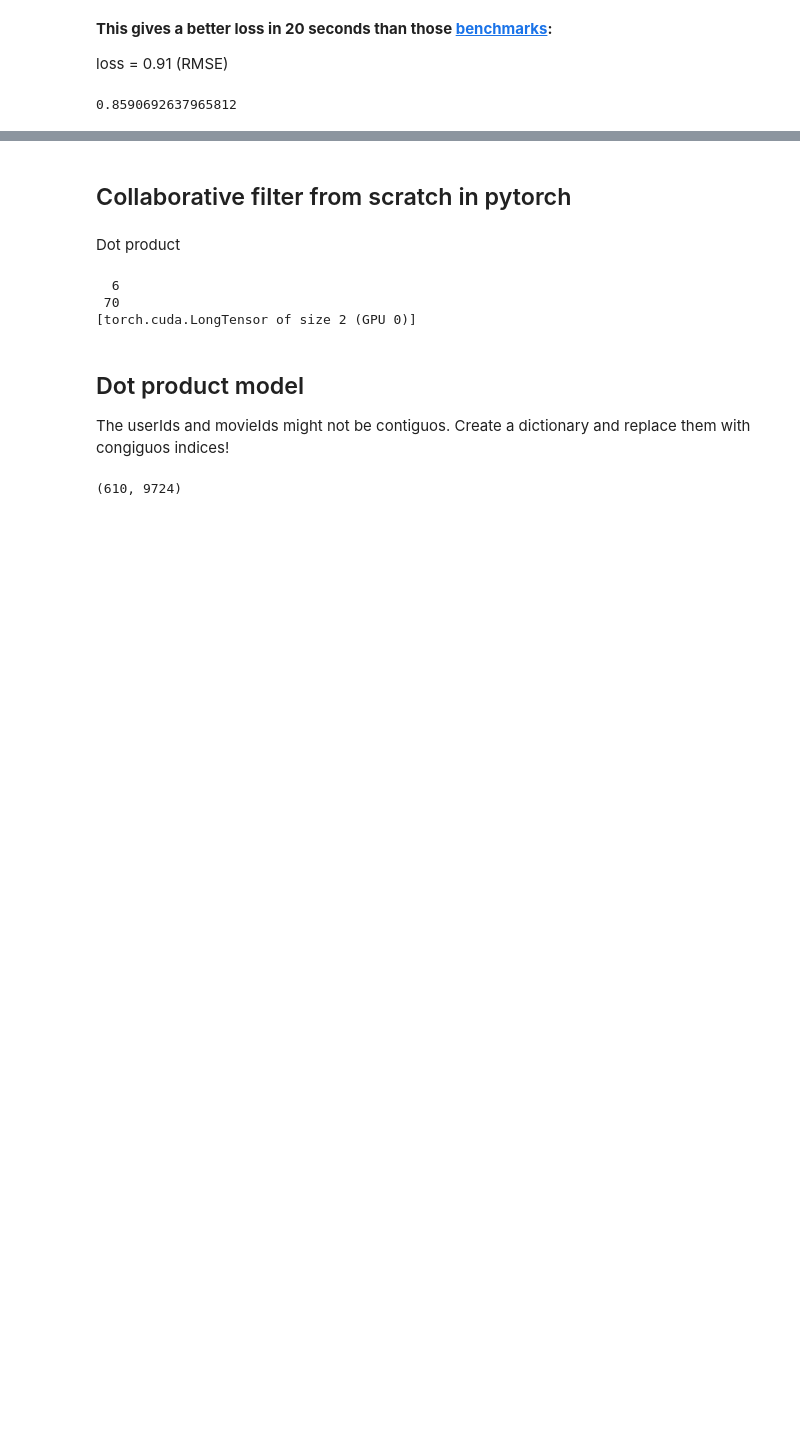
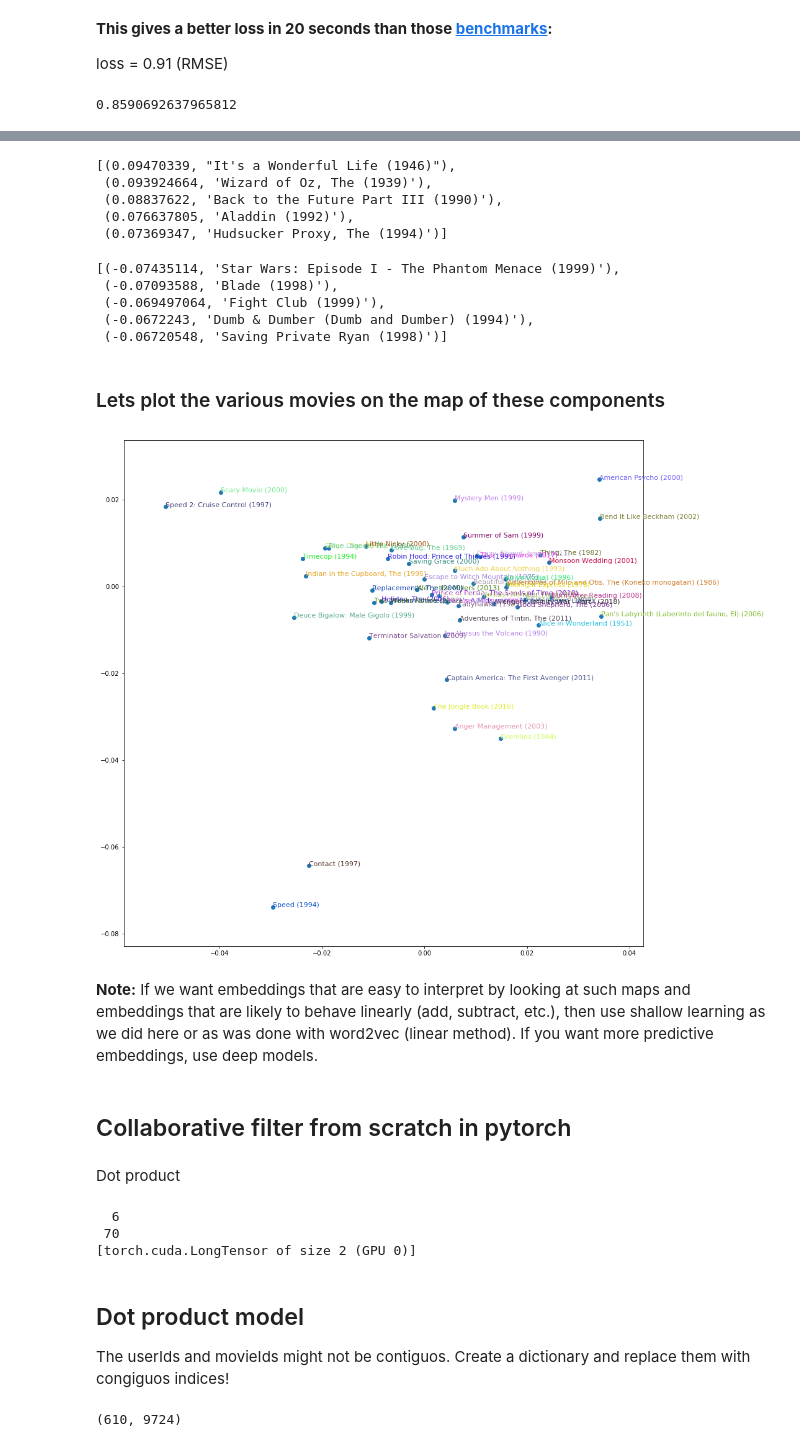
Before and after one commit to aiedward/fastai-1, a Jupyter notebook: Collaborative filtering.ipynb, the cells around one changed output, grey strips where cells are left out. Saved outputs shown, nothing was run; the diff lists cells and outputs as text; code cells hidden in the pictures; blank space fills up the shorter version.

Commit message:
Interpreted the embeddings

```diff
--- a/Collaborative filtering.ipynb
+++ b/Collaborative filtering.ipynb
@@ -104,0 +198,2 @@ g = (sns.jointplot(preds, y, kind='hex', stat_func=None,).set_axis_labels('predi
+# %%
+movie_pca = pca.fit(movie_embed.T).components_
@@ -104,0 +204,3 @@ g = (sns.jointplot(preds, y, kind='hex', stat_func=None,).set_axis_labels('predi
+# %%
+dim0 = movie_pca[0]
+movie_comp = [(d, movie_names[i]) for d, i in zip(dim0, topMovies)]
@@ -104,0 +225,3 @@ g = (sns.jointplot(preds, y, kind='hex', stat_func=None,).set_axis_labels('predi
+# %%
+dim1 = movie_pca[1]
+movie_comp = [(d, movie_names[i]) for d, i in zip(dim1, topMovies)]
@@ -105,3 +250,35 @@ g = (sns.jointplot(preds, y, kind='hex', stat_func=None,).set_axis_labels('predi
+# %%
+sorted(movie_comp, key=lambda x: x[0], reverse=True)[:5]
+# %% [output]
+[(0.09470339, "It's a Wonderful Life (1946)"),
+ (0.093924664, 'Wizard of Oz, The (1939)'),
+ (0.08837622, 'Back to the Future Part III (1990)'),
+ (0.076637805, 'Aladdin (1992)'),
+ (0.07369347, 'Hudsucker Proxy, The (1994)')]
+# %%
+sorted(movie_comp, key=lambda x: x[0], reverse=False)[:5]
+# %% [output]
+[(-0.07435114, 'Star Wars: Episode I - The Phantom Menace (1999)'),
+ (-0.07093588, 'Blade (1998)'),
+ (-0.069497064, 'Fight Club (1999)'),
+ (-0.0672243, 'Dumb & Dumber (Dumb and Dumber) (1994)'),
+ (-0.06720548, 'Saving Private Ryan (1998)')]
+# %% [markdown]
+### Lets plot the various movies on the map of these components
+# %%
+idxs = np.random.choice(len(topMovies), 50, replace=False)
+X = dim0[idxs]
+Y = dim1[idxs]
+# %%
+plt.figure(figsize=(15,15))
+plt.scatter(X, Y)
+for i, x, y in zip(topMovies[idxs], X, Y):
+    plt.text(x, y, movie_names[i], color=np.random.rand(3), fontsize=11)
+plt.show()
+# %% [output]
+[figure, added]
+# %% [markdown]
+**Note:** If we want embeddings that are easy to interpret by looking at such maps and embeddings that are likely to behave linearly (add, subtract, etc.), then use shallow learning as we did here or as was done with word2vec (linear method). If you want more predictive embeddings, use deep models.
 # %% [markdown]
 ## Collaborative filter from scratch in pytorch
 # %% [markdown]
```
Also changed, not shown: parts of 32 cells of this notebook.
